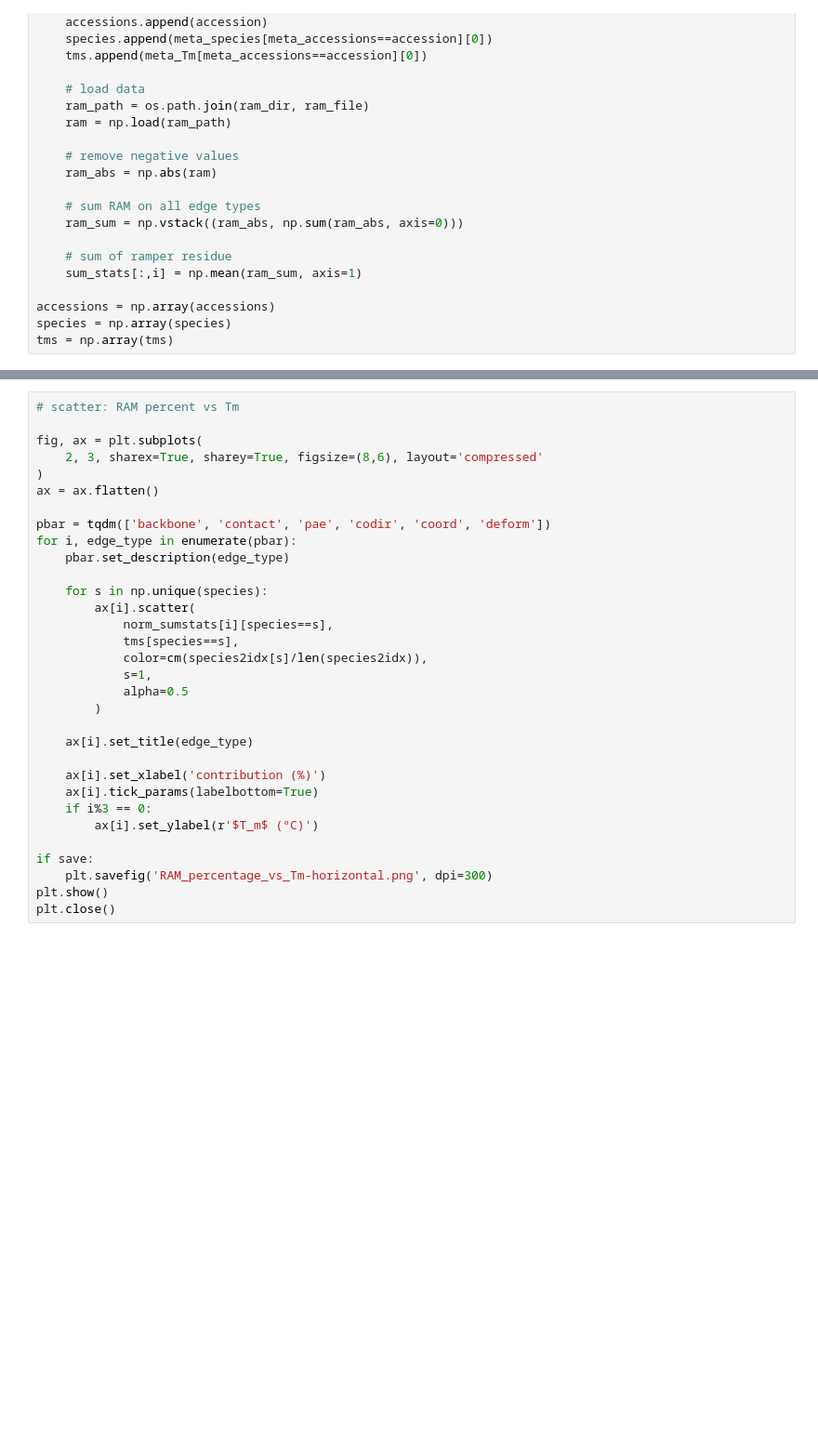
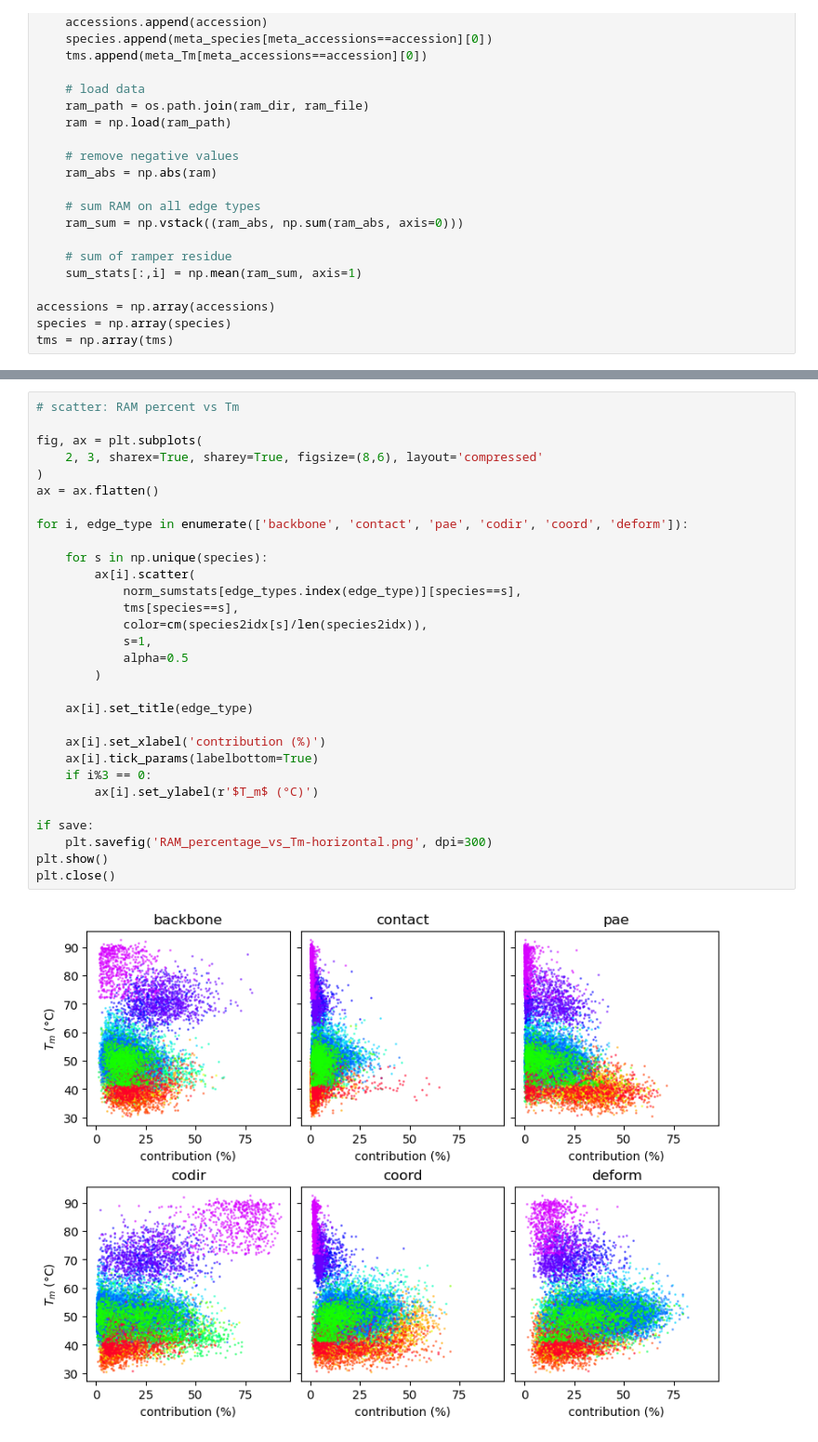
Before and after one commit to yenlin-chen/ai-thermostability, a Jupyter notebook: figures/ram/ram.ipynb, the cells around one changed output, grey strips where cells are left out. Shown at 93% size. Drawn from its saved outputs; the diff is of its cells as text; blank space fills up the shorter version.

```diff
--- a/figures/ram/ram.ipynb
+++ b/figures/ram/ram.ipynb
@@ -128,35 +144,35 @@ plt.close()
 # %%
 # scatter: RAM percent vs Tm
 
 fig, ax = plt.subplots(
     2, 3, sharex=True, sharey=True, figsize=(8,6), layout='compressed'
 )
 ax = ax.flatten()
 
-pbar = tqdm(['backbone', 'contact', 'pae', 'codir', 'coord', 'deform'])
-for i, edge_type in enumerate(pbar):
-    pbar.set_description(edge_type)
+for i, edge_type in enumerate(['backbone', 'contact', 'pae', 'codir', 'coord', 'deform']):
 
     for s in np.unique(species):
         ax[i].scatter(
-            norm_sumstats[i][species==s],
+            norm_sumstats[edge_types.index(edge_type)][species==s],
             tms[species==s],
             color=cm(species2idx[s]/len(species2idx)),
             s=1,
             alpha=0.5
         )
 
     ax[i].set_title(edge_type)
 
     ax[i].set_xlabel('contribution (%)')
     ax[i].tick_params(labelbottom=True)
     if i%3 == 0:
         ax[i].set_ylabel(r'$T_m$ (°C)')
 
 if save:
     plt.savefig('RAM_percentage_vs_Tm-horizontal.png', dpi=300)
 plt.show()
 plt.close()
+# %% [output]
+[figure, added]
 # %%
 # histogram
 
```
Also changed, not shown: parts of 6 cells of this notebook, 13 other files.
